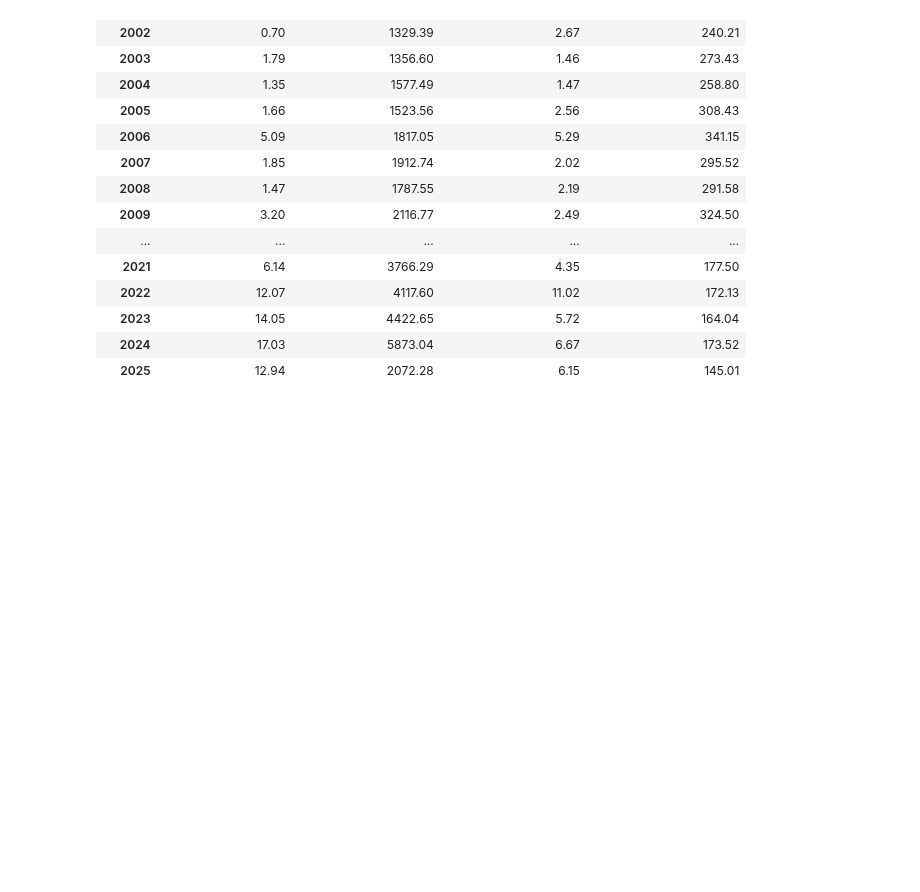
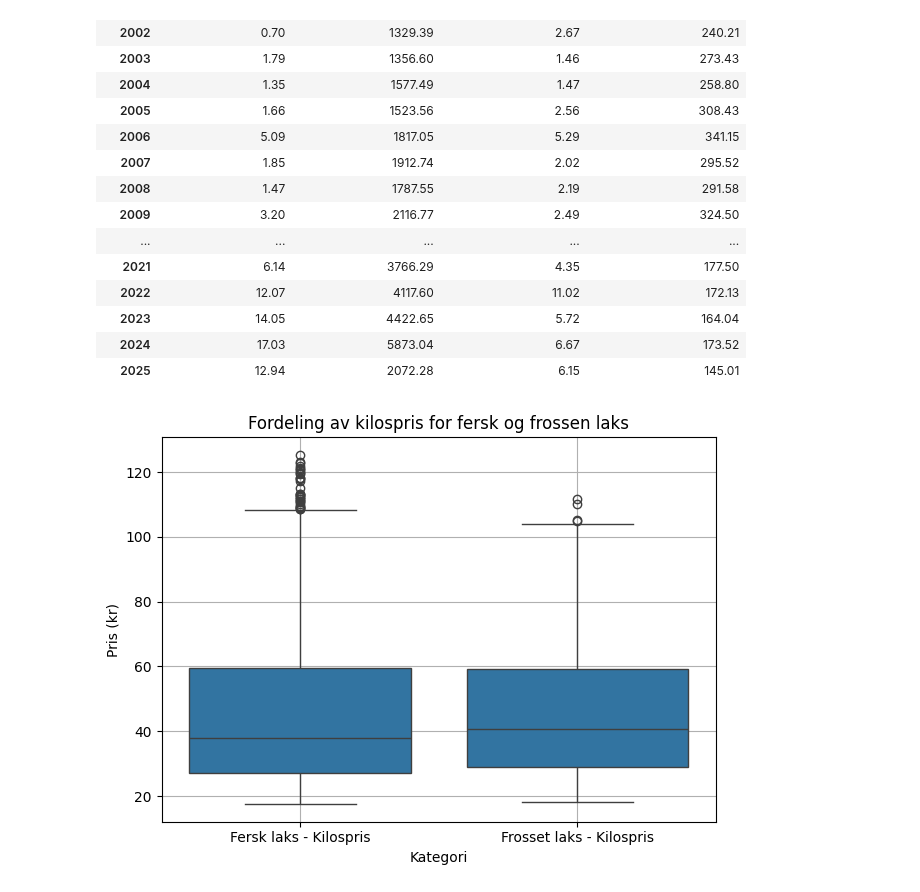
Before and after one commit to selmabn628/prosjekt-programmering, a Jupyter notebook: notebooks/Oppgave 4/Statistisk_dataanalyse_.ipynb, the cells around one changed output. Saved outputs shown, nothing was run; the diff lists cells and outputs as text; code cells hidden in the pictures; blank space fills up the shorter version.

```diff
--- a/notebooks/Oppgave 4/Statistisk_dataanalyse_.ipynb
+++ b/notebooks/Oppgave 4/Statistisk_dataanalyse_.ipynb
@@ -261,3 +261,21 @@ for mål in ["Gjennomsnitt", "Median", "Standardavvik"]:
 | 2023 | 14.05 | 4422.65 | 5.72 | 164.04 |
 | 2024 | 17.03 | 5873.04 | 6.67 | 173.52 |
 | 2025 | 12.94 | 2072.28 | 6.15 | 145.01 |
+# %%
+import seaborn as sns
+import matplotlib.pyplot as plt
+
+# Lag "long" format for enklere plotting
+df_long = df_pivot[[
+    "Fersk laks - Kilospris",
+    "Frosset laks - Kilospris"
+]].melt(var_name="Kategori", value_name="Kilospris")
+
+sns.boxplot(data=df_long, x="Kategori", y="Kilospris")
+plt.title("Fordeling av kilospris for fersk og frossen laks")
+plt.ylabel("Pris (kr)")
+plt.grid(True)
+plt.tight_layout()
+plt.show()
+# %% [output]
+[figure, added]
```
Also changed, not shown: 2 other files.
